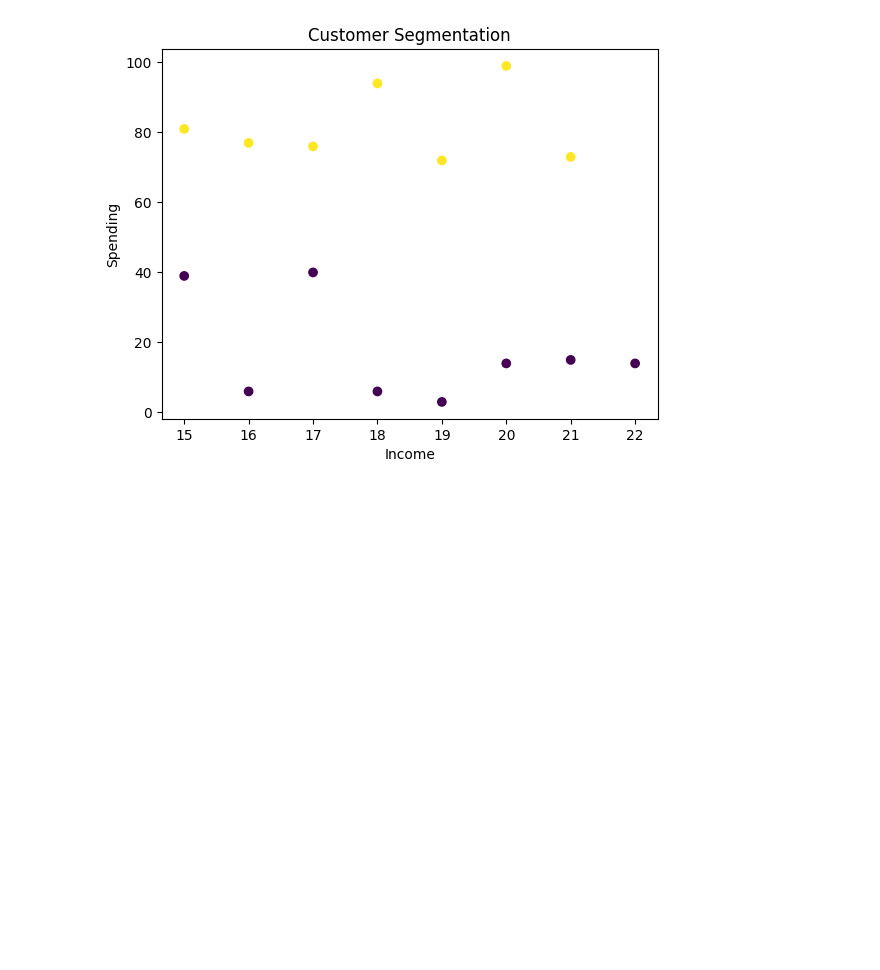
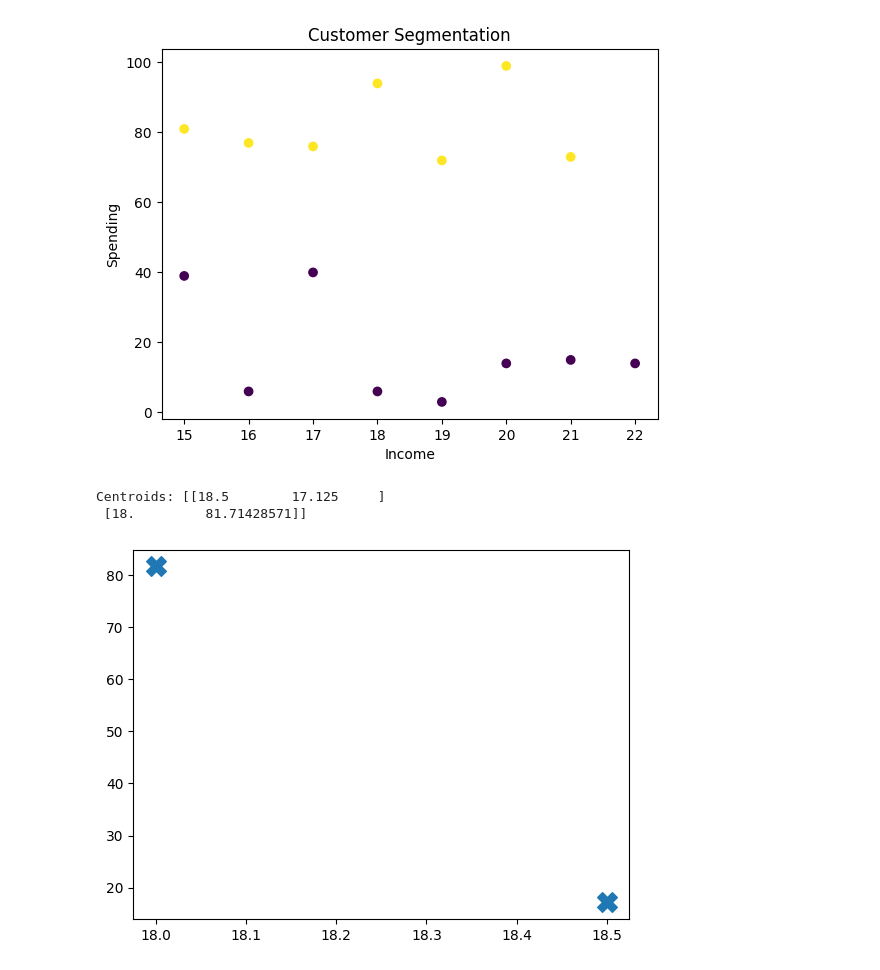
Before and after one commit to Savindi2002/data-science-journey, a Jupyter notebook: textminingproject/kcluster.ipynb, the cells around one changed output. Drawn from its saved outputs; the diff is of its cells as text; code cells hidden in the pictures; blank space fills up the shorter version.

Commit message:
show centroids

```diff
--- a/textminingproject/kcluster.ipynb
+++ b/textminingproject/kcluster.ipynb
@@ -100,3 +100,14 @@ plt.title("Customer Segmentation")
 plt.show()
 # %% [output]
 [figure]
+# %%
+centroids = kmeans.cluster_centers_
+print("Centroids:", centroids)
+
+plt.scatter(centroids[:,0], centroids[:,1], s=200, marker='X')
+
+plt.show()
+# %% [output]
+Centroids: [[18.5        17.125     ]
+ [18.         81.71428571]]
+[figure, added]
```
